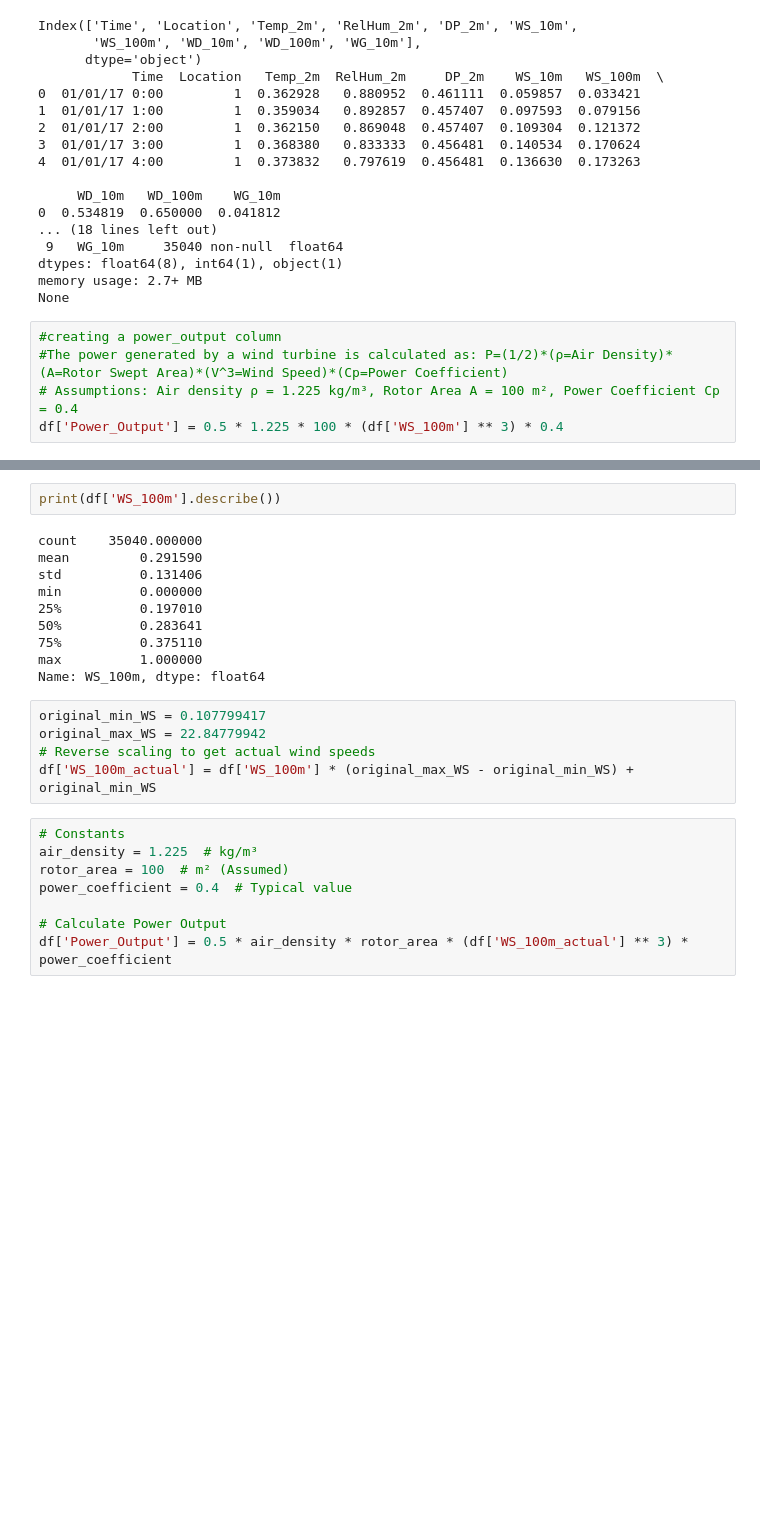
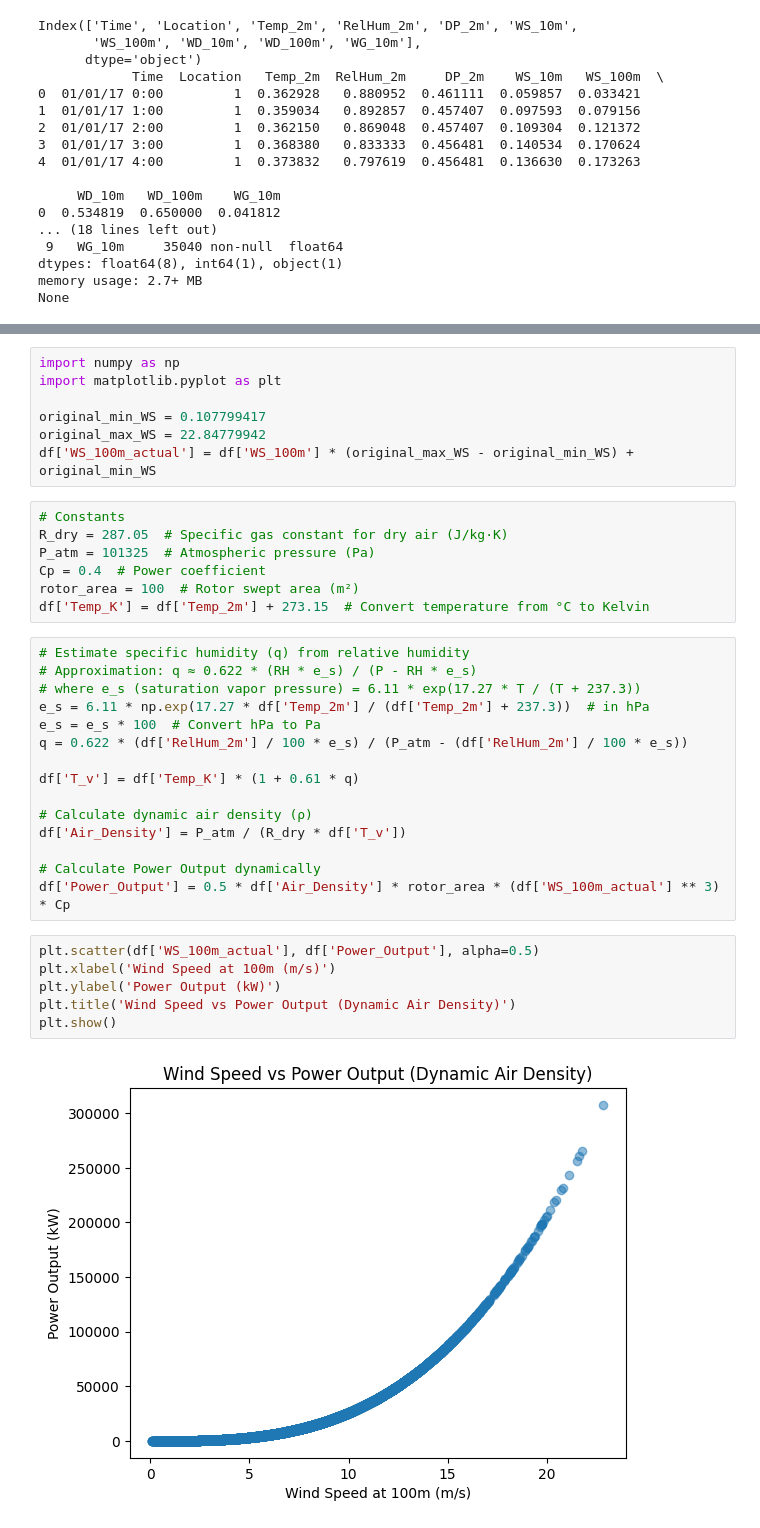
Before and after one commit to SShreya22/Wind_Turbine, a Jupyter notebook: Wind_Turbine.ipynb, the cells around one changed output, grey strips where cells are left out. Drawn from its saved outputs; the diff is of its cells as text; blank space fills up the shorter version.

Commit message:
power_output

```diff
--- a/Wind_Turbine.ipynb
+++ b/Wind_Turbine.ipynb
@@ -208,8 +208,3 @@ Index(['Time', 'Location', 'Temp_2m', 'RelHum_2m', 'DP_2m', 'WS_10m',
 dtypes: float64(8), int64(1), object(1)
 memory usage: 2.7+ MB
 None
-# %%
-#creating a power_output column
-#The power generated by a wind turbine is calculated as: P=(1/2)*(ρ=Air Density)*(A=Rotor Swept Area)*(V^3=Wind Speed)*(Cp=Power Coefficient)
-# Assumptions: Air density ρ = 1.225 kg/m³, Rotor Area A = 100 m², Power Coefficient Cp = 0.4
-df['Power_Output'] = 0.5 * 1.225 * 100 * (df['WS_100m'] ** 3) * 0.4
@@ -231,26 +211,38 @@ print(df[['WS_100m', 'Power_Output']].head())  # Check the relation between wind
-# %%
-print(df['WS_100m'].describe())
-# %% [output]
-count    35040.000000
-mean         0.291590
-std          0.131406
-min          0.000000
-25%          0.197010
-50%          0.283641
-75%          0.375110
-max          1.000000
-Name: WS_100m, dtype: float64
 # %%
+import numpy as np
+import matplotlib.pyplot as plt
+
 original_min_WS = 0.107799417
 original_max_WS = 22.84779942
-# Reverse scaling to get actual wind speeds
 df['WS_100m_actual'] = df['WS_100m'] * (original_max_WS - original_min_WS) + original_min_WS
-# %%
-# Constants
-air_density = 1.225  # kg/m³
-rotor_area = 100  # m² (Assumed)
-power_coefficient = 0.4  # Typical value
-
-# Calculate Power Output
-df['Power_Output'] = 0.5 * air_density * rotor_area * (df['WS_100m_actual'] ** 3) * power_coefficient
+# %%
+# Constants
+R_dry = 287.05  # Specific gas constant for dry air (J/kg·K)
+P_atm = 101325  # Atmospheric pressure (Pa)
+Cp = 0.4  # Power coefficient
+rotor_area = 100  # Rotor swept area (m²)
+df['Temp_K'] = df['Temp_2m'] + 273.15  # Convert temperature from °C to Kelvin
+# %%
+# Estimate specific humidity (q) from relative humidity
+# Approximation: q ≈ 0.622 * (RH * e_s) / (P - RH * e_s)
+# where e_s (saturation vapor pressure) = 6.11 * exp(17.27 * T / (T + 237.3))
+e_s = 6.11 * np.exp(17.27 * df['Temp_2m'] / (df['Temp_2m'] + 237.3))  # in hPa
+e_s = e_s * 100  # Convert hPa to Pa
+q = 0.622 * (df['RelHum_2m'] / 100 * e_s) / (P_atm - (df['RelHum_2m'] / 100 * e_s))
+
+df['T_v'] = df['Temp_K'] * (1 + 0.61 * q)
+
+# Calculate dynamic air density (ρ)
+df['Air_Density'] = P_atm / (R_dry * df['T_v'])
+
+# Calculate Power Output dynamically
+df['Power_Output'] = 0.5 * df['Air_Density'] * rotor_area * (df['WS_100m_actual'] ** 3) * Cp
+# %%
+plt.scatter(df['WS_100m_actual'], df['Power_Output'], alpha=0.5)
+plt.xlabel('Wind Speed at 100m (m/s)')
+plt.ylabel('Power Output (kW)')
+plt.title('Wind Speed vs Power Output (Dynamic Air Density)')
+plt.show()
+# %% [output]
+[figure, added]
 # %%
```
Also changed, not shown: parts of 4 cells of this notebook.
